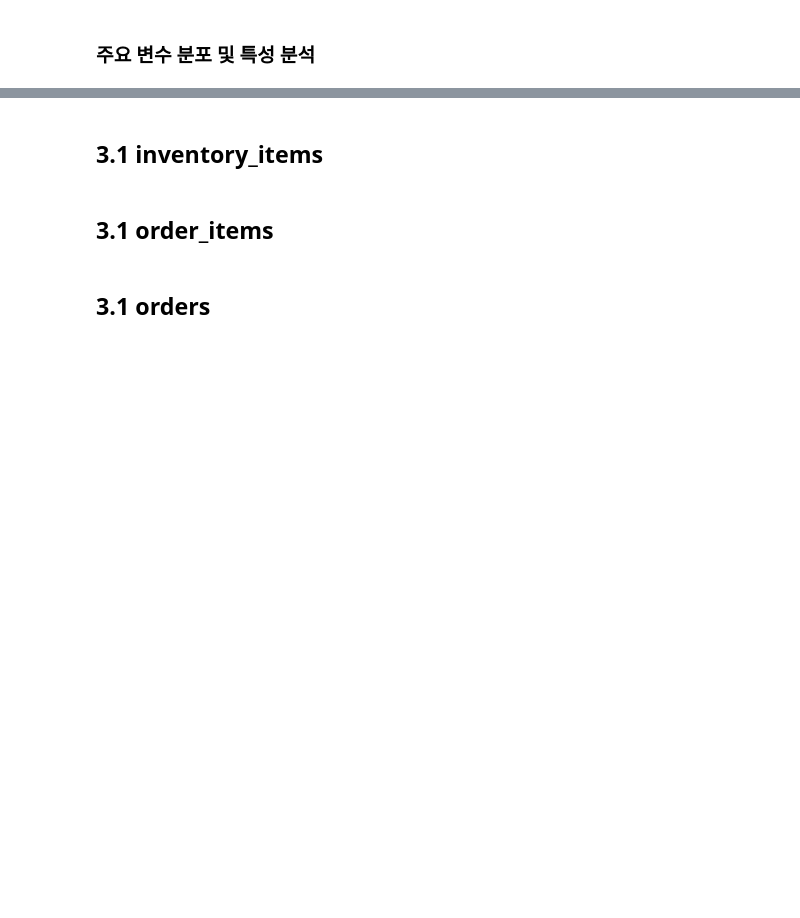
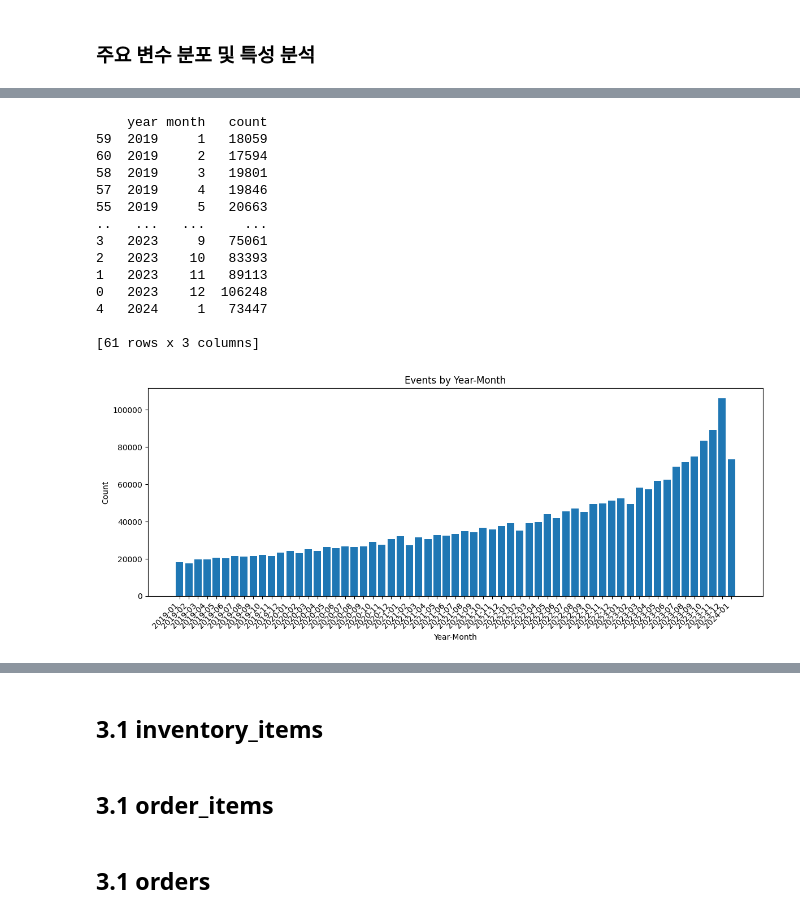
Before and after one commit to kimjiji8105/purchase-conversion-prediction, a Jupyter notebook: src/eda/notebooks/01_EDA.ipynb, the cells around one changed output, grey strips where cells are left out. Drawn from its saved outputs; the diff is of its cells as text; code cells hidden in the pictures; blank space fills up the shorter version.

```diff
--- a/src/eda/notebooks/01_EDA.ipynb
+++ b/src/eda/notebooks/01_EDA.ipynb
@@ -277,0 +783,34 @@ analyze_categorical(events, cat_cols, top_n=5, bottom_n=5, value_head=20)
+# %%
+df = events[['year','month']].value_counts().reset_index().sort_values(by=['year','month'], key=lambda x: x.astype(int))
+print(df)
+
+df['year_month'] = df['year'].astype(str) + '-' + df['month'].astype(str).str.zfill(2)
+
+plt.figure(figsize=(12, 5))
+plt.bar(df['year_month'], df['count'])
+plt.xticks(rotation=45, ha='right')
+plt.xlabel("Year-Month")
+plt.ylabel("Count")
+plt.title("Events by Year-Month")
+plt.tight_layout()
+plt.show()
+
+# 2019년 12월 : 중국 우한에서 원인불명의 폐렴 보고
+# 2020년 1월 30일 : WHO, 국제적 공중보건 비상사태(PHEIC) 선언
+# 2020년 3월 11일 ~ 2023년 5월 5일: 코로나 팬데믹 기간
+# %% [output]
+    year month   count
+59  2019     1   18059
+60  2019     2   17594
+58  2019     3   19801
+57  2019     4   19846
+55  2019     5   20663
+..   ...   ...     ...
+3   2023     9   75061
+2   2023    10   83393
+1   2023    11   89113
+0   2023    12  106248
+4   2024     1   73447
+
+[61 rows x 3 columns]
+[figure, added]
```
Also changed, not shown: parts of 76 cells of this notebook, 2 other files.
